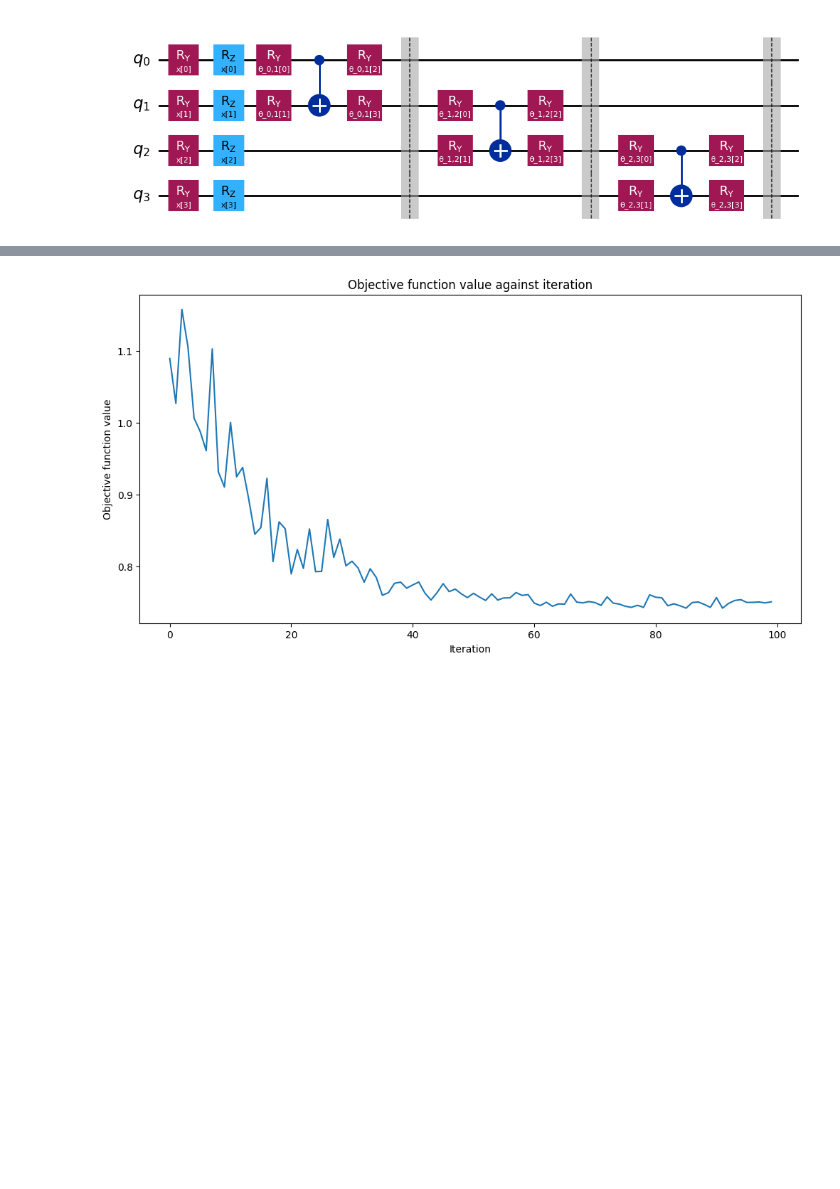
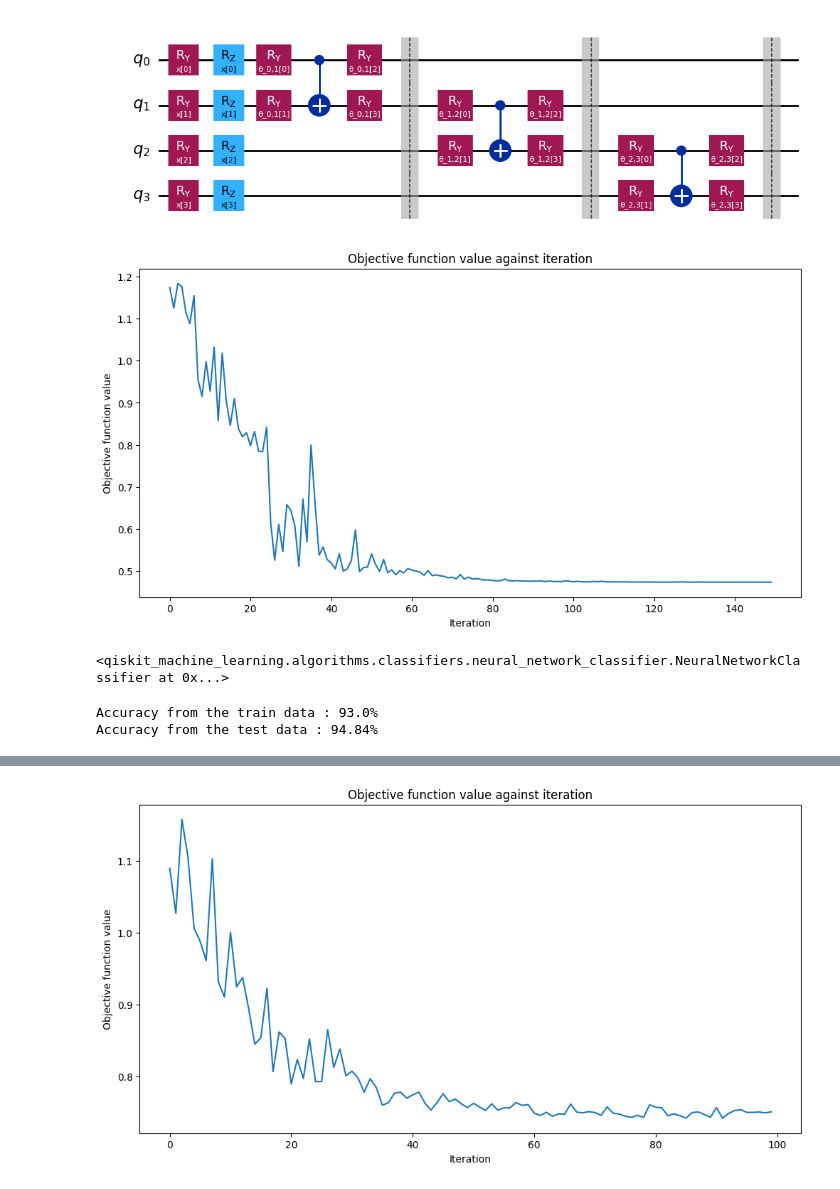
Before and after one commit to YangletLiu/CSCI4961_labs_projects, a Jupyter notebook: Final_Project/Abdullah_Cory_Nicholas_QuantumInspiredMachineLearningUsingTensorNetworks/TensorQiskitCode.ipynb, the cells around one changed output, grey strips where cells are left out. Drawn from its saved outputs; the diff is of its cells as text; code cells hidden in the pictures; blank space fills up the shorter version.

```diff
--- a/Final_Project/Abdullah_Cory_Nicholas_QuantumInspiredMachineLearningUsingTensorNetworks/QC_Tensor_Networks_qiskit.ipynb
+++ b/Final_Project/Abdullah_Cory_Nicholas_QuantumInspiredMachineLearningUsingTensorNetworks/TensorQiskitCode.ipynb
@@ -208,6 +217,33 @@ def callback_graph(weights, obj_func_eval):
     plt.ylabel("Objective function value")
     plt.plot(range(len(objective_func_vals)), objective_func_vals)
     plt.show()
+# %%
+initial_point = algorithm_globals.random.random(qnn.num_weights)
+
+classifier = NeuralNetworkClassifier(
+    qnn,
+    optimizer=COBYLA(maxiter=150),  # Set max iterations here,
+    callback=callback_graph,
+    initial_point=initial_point,
+)
+# %%
+objective_func_vals = []
+
+plt.rcParams["figure.figsize"] = (12, 6)
+classifier.fit(x_train, y_train)
+# %% [output]
+[figure, added]
+<qiskit_machine_learning.algorithms.classifiers.neural_network_classifier.NeuralNetworkClassifier at 0x...>
+# %%
+# score classifier
+train_acc = np.round(100 * classifier.score(x_train, y_train), 2)
+test_acc = np.round(100 * classifier.score(x_test, y_test), 2)
+
+print(f"Accuracy from the train data : {train_acc}%")
+print(f"Accuracy from the test data : {test_acc}%")
+# %% [output]
+Accuracy from the train data : 93.0%
+Accuracy from the test data : 94.84%
 # %%
 # get a real backend from a real provider
 service = QiskitRuntimeService(channel="ibm_quantum")
```
Also changed, not shown: parts of 7 cells of this notebook, 1 other file.
